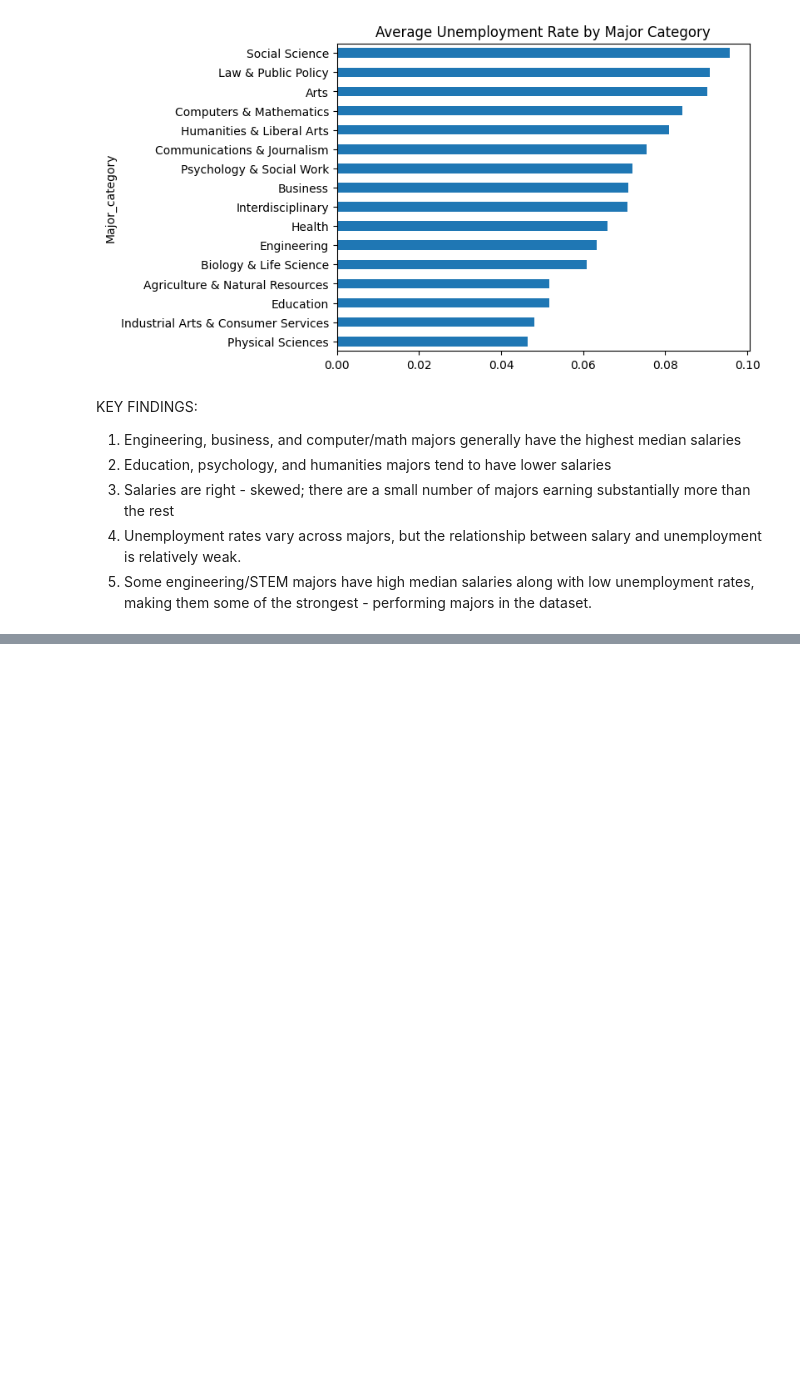
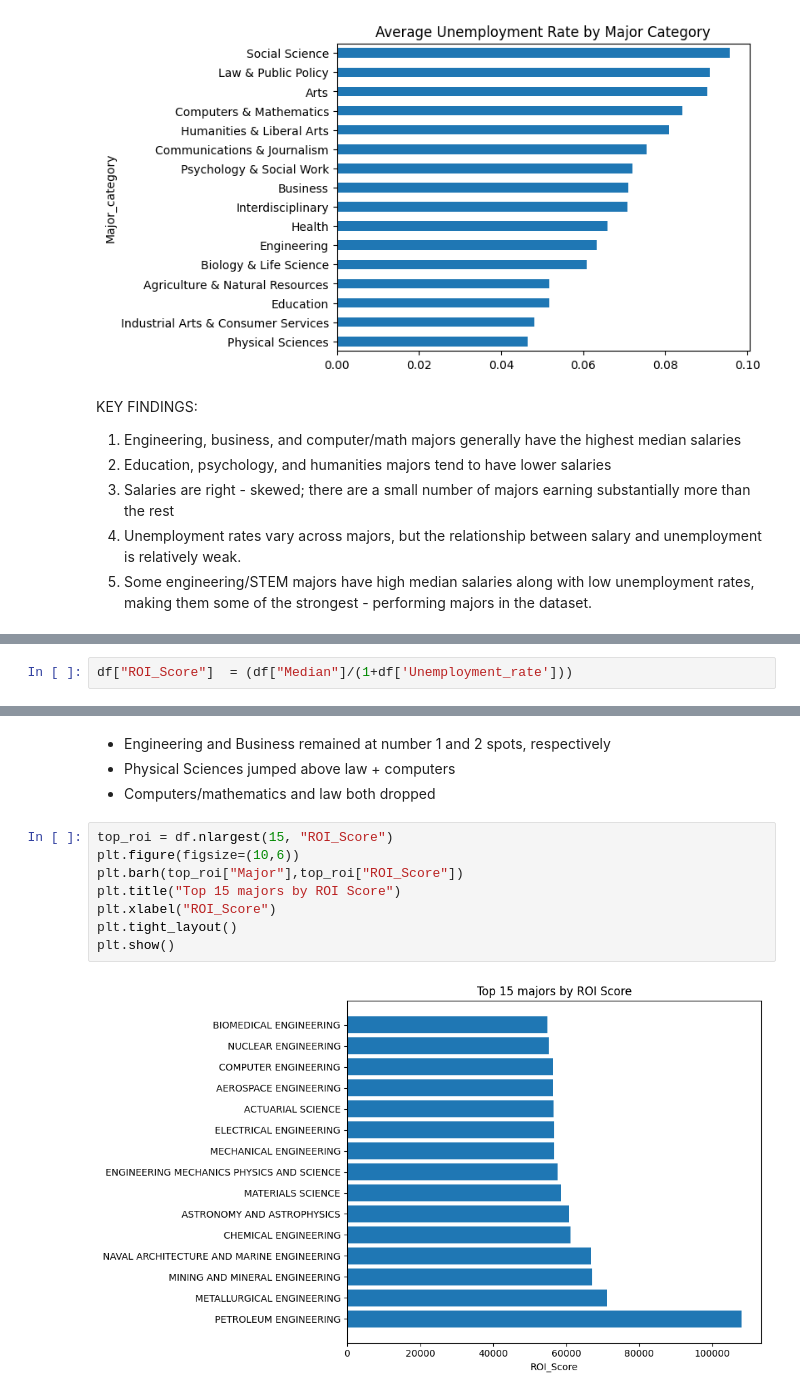
Before and after one commit to sirinarne/College_Major_ROI_Analysis, a Jupyter notebook: notebooks/roi_analysis.ipynb, the cells around one changed output, grey strips where cells are left out. Drawn from its saved outputs; the diff is of its cells as text; blank space fills up the shorter version.

```diff
--- a/notebooks/roi_analysis.ipynb
+++ b/notebooks/roi_analysis.ipynb
@@ -329,0 +370,2 @@ KEY FINDINGS:
+# %%
+df["ROI_Score"]  = (df["Median"]/(1+df['Unemployment_rate']))
@@ -329,0 +422,14 @@ KEY FINDINGS:
+# %% [markdown]
+- Engineering and Business remained at number 1 and 2 spots, respectively
+- Physical Sciences jumped above law + computers
+- Computers/mathematics and law both dropped
+# %%
+top_roi = df.nlargest(15, "ROI_Score")
+plt.figure(figsize=(10,6))
+plt.barh(top_roi["Major"],top_roi["ROI_Score"])
+plt.title("Top 15 majors by ROI Score")
+plt.xlabel("ROI_Score")
+plt.tight_layout()
+plt.show()
+# %% [output]
+[figure, added]
```
Also changed, not shown: parts of 14 cells of this notebook, 2 other files.
